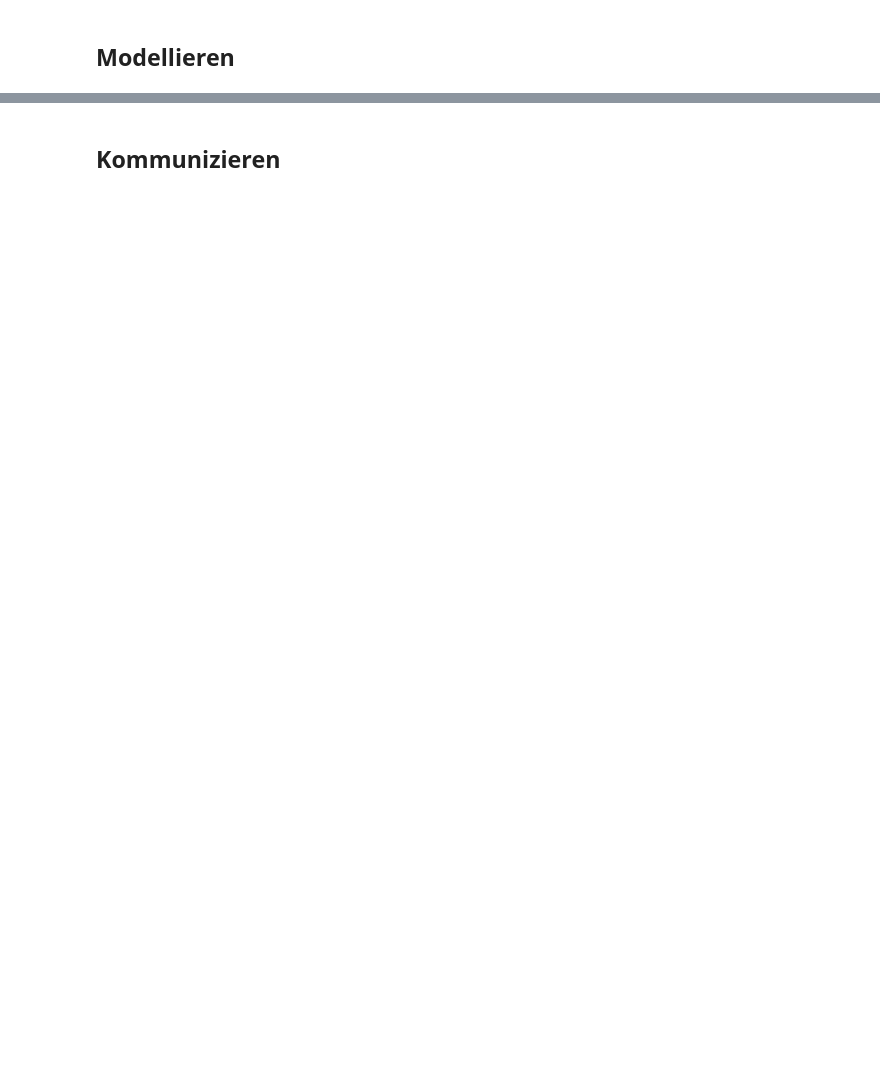
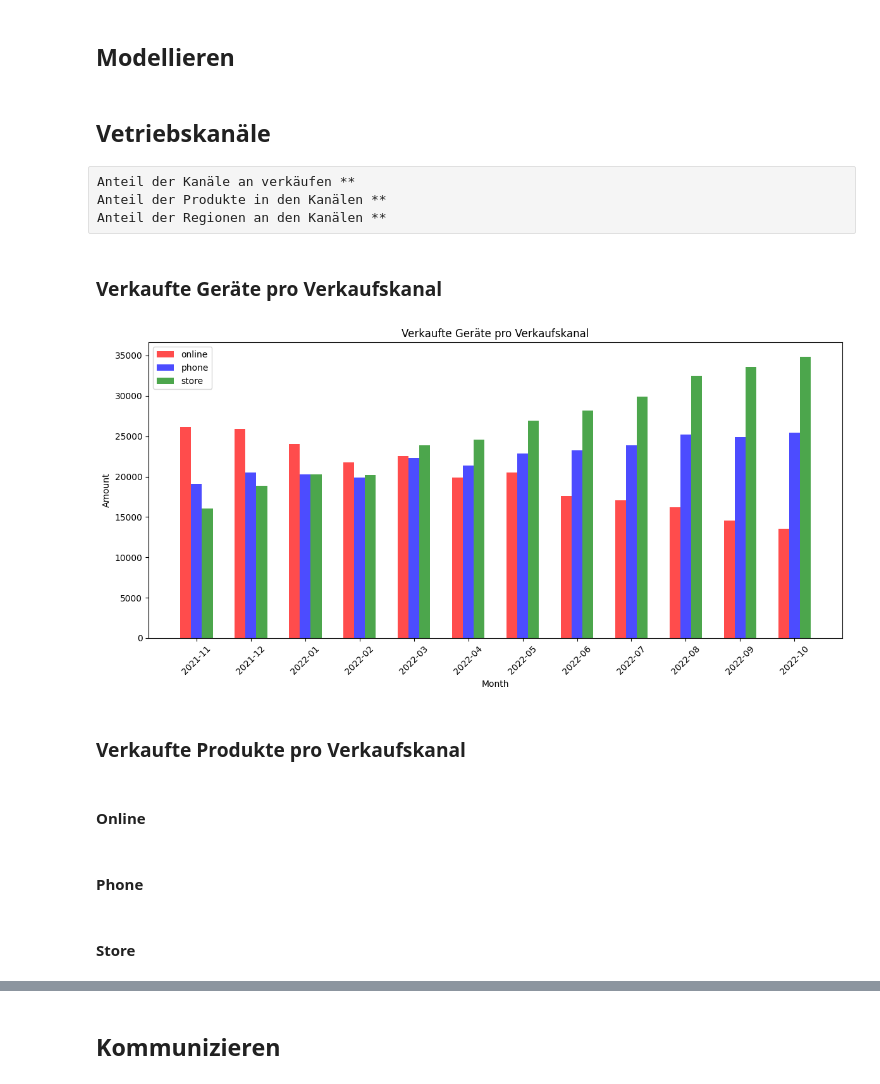
Before and after one commit to AliBenBali/TabletGmbHProjekt, a Jupyter notebook: Fallstudie.ipynb, the cells around one changed output, grey strips where cells are left out. Cells and saved outputs as stored; diff of their text form; code cells hidden in the pictures; blank space fills up the shorter version.

Commit message:
Adding graphs for channels and discounts

```diff
--- a/Fallstudie.ipynb
+++ b/Fallstudie.ipynb
@@ -348,2 +349,62 @@ df_sales.groupby(["product","year", "month"]).agg({"customer_rating" : {"mean",
 # %% [markdown]
 ## Modellieren
+# %% [markdown]
+## Vetriebskanäle
+# %% [raw]
+Anteil der Kanäle an verkäufen **
+Anteil der Produkte in den Kanälen **
+Anteil der Regionen an den Kanälen **
+# %%
+df_sales_online = df_sales[df_sales['channel'] == 'online']
+df_sales_phone = df_sales[df_sales['channel'] == 'phone']
+df_sales_store = df_sales[df_sales['channel'] == 'store']
+# %% [markdown]
+### Verkaufte Geräte pro Verkaufskanal
+# %%
+# Group by month and count sales
+df_sales_online_monthly = df_sales_online.groupby(df_sales_online['date'].dt.to_period('M'))['amount'].sum().reset_index()
+df_sales_phone_monthly = df_sales_phone.groupby(df_sales_phone['date'].dt.to_period('M'))['amount'].sum().reset_index()
+df_sales_store_monthly = df_sales_store.groupby(df_sales_store['date'].dt.to_period('M'))['amount'].sum().reset_index()
+
+df_sales_online_monthly['date'] = df_sales_online_monthly['date'].dt.to_timestamp()
+df_sales_phone_monthly['date'] = df_sales_phone_monthly['date'].dt.to_timestamp()
+df_sales_store_monthly['date'] = df_sales_store_monthly['date'].dt.to_timestamp()
+# %%
+# Set the size of the plot
+plt.figure(figsize=(12, 6))
+
+# Extract year and month from the 'date' column
+df_sales_online_monthly['year_month'] = df_sales_online_monthly['date'].dt.strftime('%Y-%m')
+
+# Create a list of unique year_month values for x-axis
+x_labels = df_sales_online_monthly['year_month'].unique()
+x = np.arange(len(df_sales_online_monthly['date']))
+
+# Define the width for each bar
+bar_width = 0.2
+
+# Create the bar plots for each sales channel
+plt.bar(x - bar_width, df_sales_online_monthly['amount'], width=bar_width, label='online', color='r', alpha=0.7)
+plt.bar(x, df_sales_phone_monthly['amount'], width=bar_width, label='phone', color='b', alpha=0.7)
+plt.bar(x + bar_width, df_sales_store_monthly['amount'], width=bar_width, label='store', color='g', alpha=0.7)
+
+# Enhance the plot with titles and labels
+plt.title('Verkaufte Geräte pro Verkaufskanal')
+plt.xlabel('Month')
+plt.ylabel('Amount')
+
+# Set x-axis ticks and labels to be the dates
+plt.xticks(x, x_labels, rotation=45)
+
+# Add legend
+plt.legend(loc='upper left')
+
+# Show the plot
+plt.tight_layout()
+plt.show()
+# %% [output]
+[figure, added]
+# %% [markdown]
+### Verkaufte Produkte pro Verkaufskanal
+# %% [markdown]
+#### Online
@@ -349,0 +424,2 @@ df_sales.groupby(["product","year", "month"]).agg({"customer_rating" : {"mean",
+# %% [markdown]
+#### Phone
@@ -349,0 +439,2 @@ df_sales.groupby(["product","year", "month"]).agg({"customer_rating" : {"mean",
+# %% [markdown]
+#### Store
```
Also changed, not shown: parts of 20 cells of this notebook.
